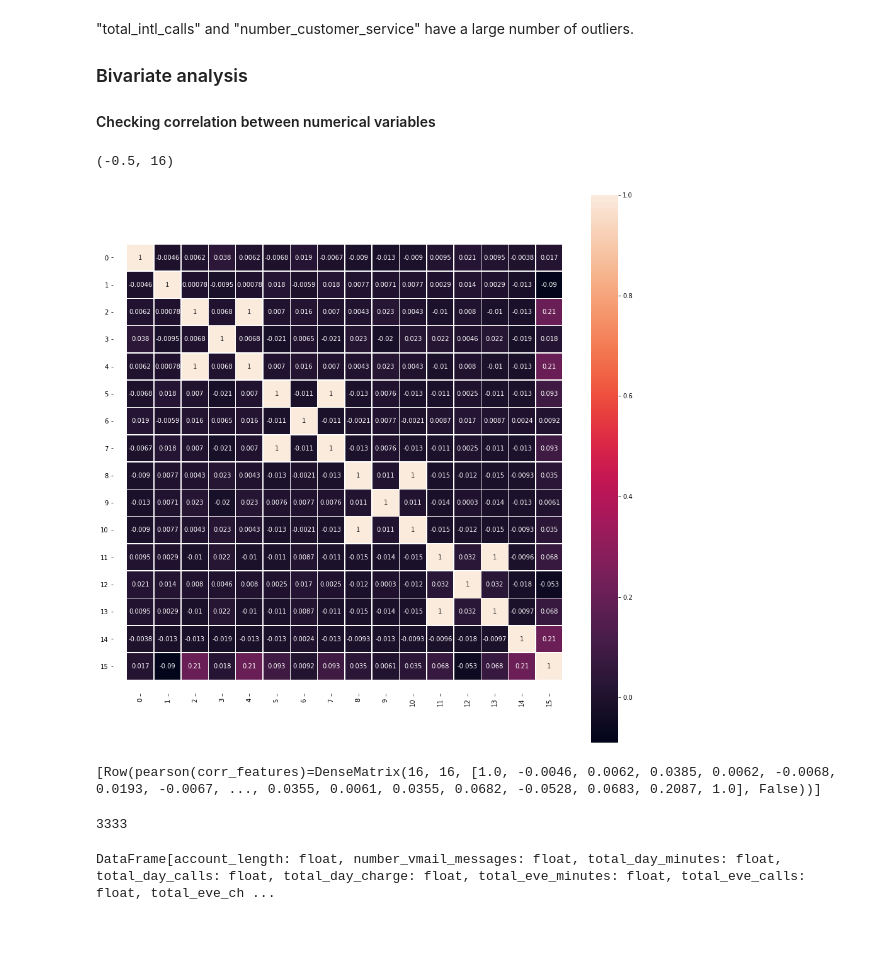
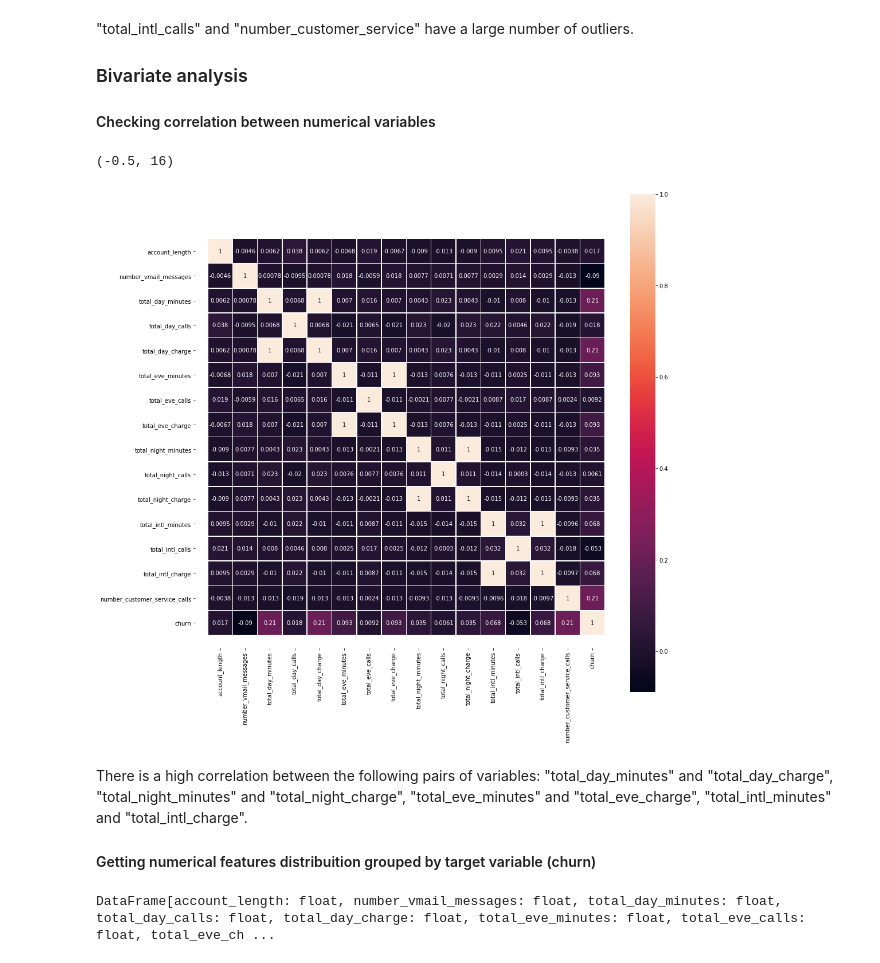
Before and after one commit to naiaraap/Pyspark_version_Predicting_Customer_Churn_in_Telecommunication_Operators, a Jupyter notebook: Pyspark_version_Predicting_Customer_Churn_in_Telecommunication_Operators.ipynb, the cells around one changed output. Drawn from its saved outputs; the diff is of its cells as text; code cells hidden in the pictures; blank space fills up the shorter version.

```diff
--- a/Pyspark_version_Predicting_Customer_Churn_in_Telecommunication_Operators.ipynb
+++ b/Pyspark_version_Predicting_Customer_Churn_in_Telecommunication_Operators.ipynb
@@ -397,57 +397,50 @@ for i in range(5):
 # heat map of correlation values
 # Adding churn column and converting to numeric format
 cols = df_train_num.columns + ['churn']
 df = df_train.select(cols)
 
-dic = {'no': 0, 'yes': 1}
 df = df.withColumn('churn', f.regexp_replace('churn', 'yes', '1'))
 df = df.withColumn('churn', f.regexp_replace('churn', 'no', '0'))
 
 # Converting to numeric
 for col_name in df.columns:
     df = df.withColumn(col_name, df[col_name].cast('float'))
 
 # convert to vector column first
 vector_col = "corr_features"
 assembler = VectorAssembler(inputCols=df.columns, outputCol=vector_col)
 df_vector = assembler.transform(df).select(vector_col)
 
 # get correlation matrix
 corrmatrix = Correlation.corr(df_vector, vector_col).collect()[0][0]
 corr = corrmatrix.toArray().tolist()
 
 fig, ax = plt.subplots(figsize=(16,16))
 
 g = sns.heatmap(corr, annot=True, ax=ax, square=True, linewidth=0.5)
 
 plt.yticks(rotation=0)
-g.set_xticklabels(g.get_xticklabels(), rotation=90)
+g.set_xticklabels(df.columns, rotation=90)
+g.set_yticklabels(df.columns)
 ax.set_ylim([len(corr) + 0.5, 0])
 ax.set_xlim([-0.5, len(corr)])
 # %% [output]
 (-0.5, 16)
-[figure, old version]
+[figure, new version]
-# %%
-corr.collect()
-# %% [output]
-[Row(pearson(corr_features)=DenseMatrix(16, 16, [1.0, -0.0046, 0.0062, 0.0385, 0.0062, -0.0068, 0.0193, -0.0067, ..., 0.0355, 0.0061, 0.0355, 0.0682, -0.0528, 0.0683, 0.2087, 1.0], False))]
-# %%
-arr_as_df.count()
-# %% [output]
-3333
+# %% [markdown]
+There is a high correlation between the following pairs of variables: "total_day_minutes" and "total_day_charge", "total_night_minutes" and "total_night_charge", "total_eve_minutes" and "total_eve_charge", "total_intl_minutes" and "total_intl_charge".
+#### Getting numerical features distribuition grouped by target variable (churn)
 # %%
-# data frame containing numeric features and churn
+# Getting numerical features distribuition grouped by churn variable
 cols = df_train_num.columns + ['churn']
 df = df_train.select(cols)
 
-dic = {'no': 0, 'yes': 1}
-df = df.withColumn('churn', f.regexp_replace('churn', 'yes', '1'))
-df = df.withColumn('churn', f.regexp_replace('churn', 'no', '0'))
-
 # Converting to numeric
 for col_name in df.columns:
-    df = df.withColumn(col_name, df[col_name].cast('float'))
+    if col_name != 'churn':
+        df = df.withColumn(col_name, df[col_name].cast('float'))
+
+df
+# frequency = df_train_cat.groupBy(col).count().orderBy('count', ascending=False).head(1)[0]
+# %% [output]
+DataFrame[account_length: float, number_vmail_messages: float, total_day_minutes: float, total_day_calls: float, total_day_charge: float, total_eve_minutes: float, total_eve_calls: float, total_eve_ch ...
-# %%
-df
-# %% [output]
-DataFrame[account_length: float, number_vmail_messages: float, total_day_minutes: float, total_day_calls: float, total_day_charge: float, total_eve_minutes: float, total_eve_calls: float, total_eve_ch ...
```
Also changed, not shown: parts of 2 cells of this notebook.
